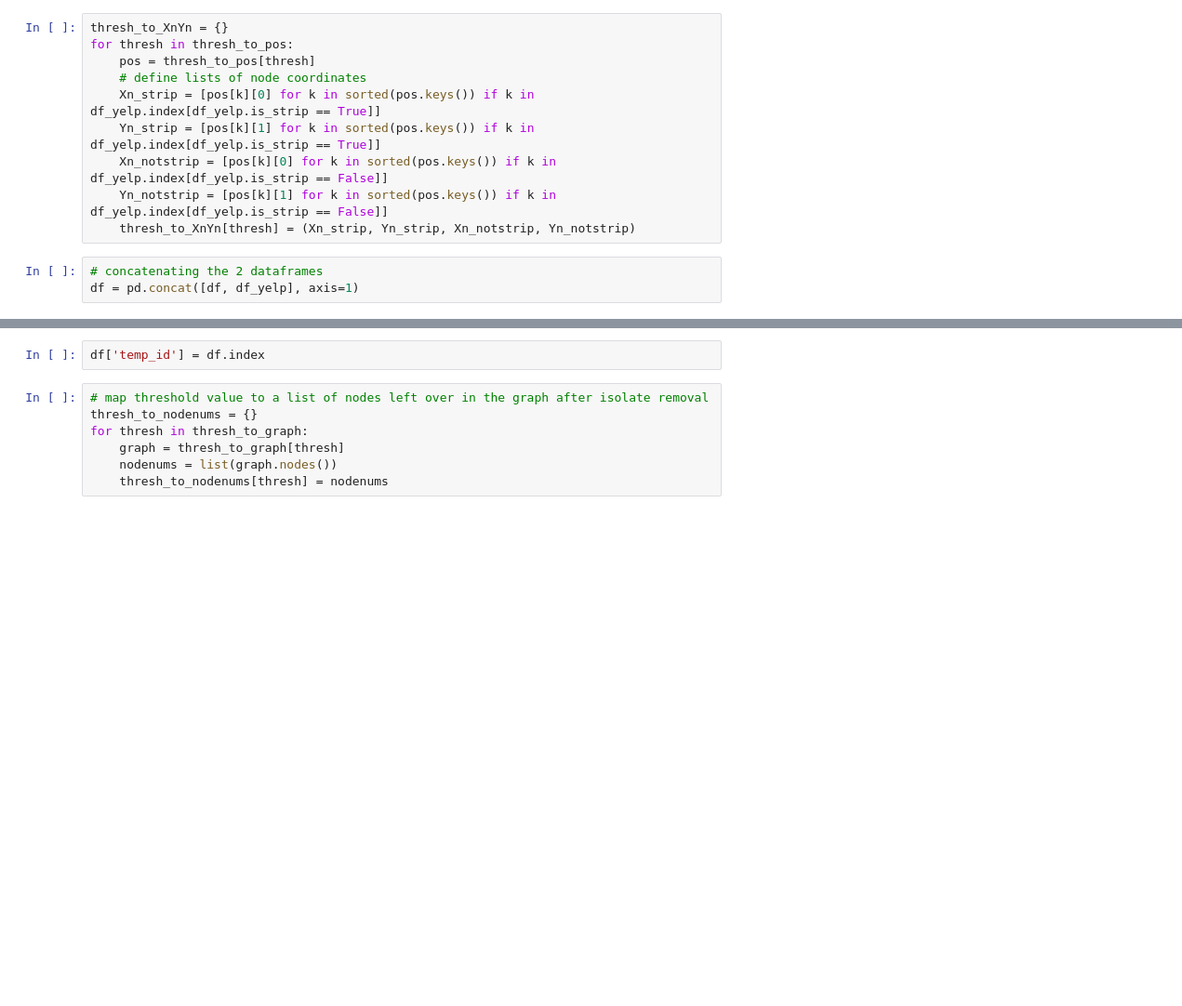
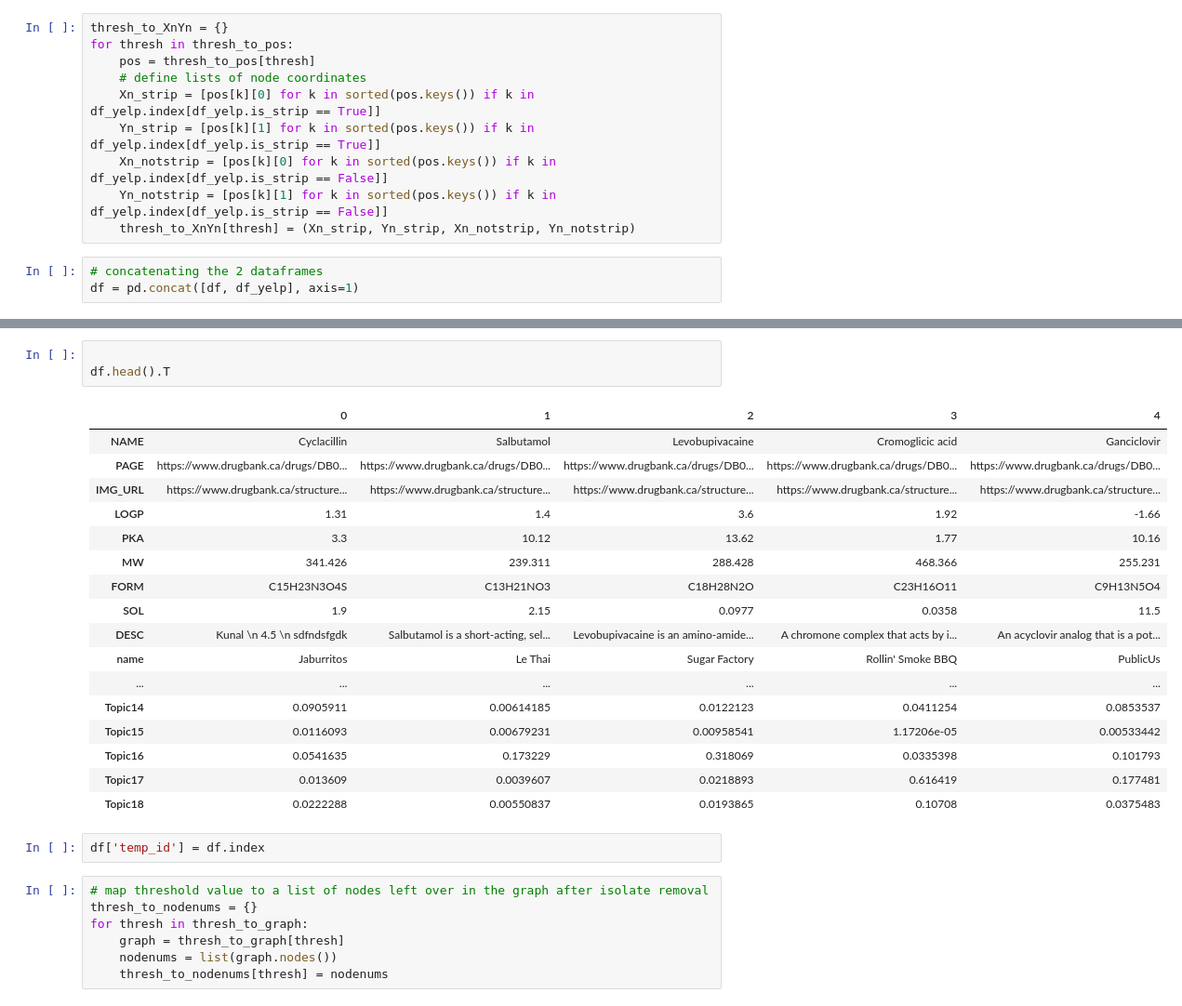
Before and after one commit to kunal-kotian/visualizing_review_networks, a Jupyter notebook: yelp_reviews_restaurant_network_v3.ipynb, the cells around one changed output, grey strips where cells are left out. Shown: that part at 93% size. Cells and saved outputs as stored; diff of their text form; blank space fills up the shorter version.

```diff
--- a/yelp_reviews_restaurant_network_v3.ipynb
+++ b/yelp_reviews_restaurant_network_v3.ipynb
@@ -133,3 +147,24 @@ df.head()
+# %%
+
+df.head().T
+# %% [output]
+|  | 0 | 1 | 2 | 3 | 4 |
+| NAME | Cyclacillin | Salbutamol | Levobupivacaine | Cromoglicic acid | Ganciclovir |
+| PAGE | https://www.drugbank.ca/drugs/DB0... | https://www.drugbank.ca/drugs/DB0... | https://www.drugbank.ca/drugs/DB0... | https://www.drugbank.ca/drugs/DB0... | https://www.drugbank.ca/drugs/DB0... |
+| IMG_URL | https://www.drugbank.ca/structure... | https://www.drugbank.ca/structure... | https://www.drugbank.ca/structure... | https://www.drugbank.ca/structure... | https://www.drugbank.ca/structure... |
+| LOGP | 1.31 | 1.4 | 3.6 | 1.92 | -1.66 |
+| PKA | 3.3 | 10.12 | 13.62 | 1.77 | 10.16 |
+| MW | 341.426 | 239.311 | 288.428 | 468.366 | 255.231 |
+| FORM | C15H23N3O4S | C13H21NO3 | C18H28N2O | C23H16O11 | C9H13N5O4 |
+| SOL | 1.9 | 2.15 | 0.0977 | 0.0358 | 11.5 |
+| DESC | Kunal \n 4.5 \n sdfndsfgdk | Salbutamol is a short-acting, sel... | Levobupivacaine is an amino-amide... | A chromone complex that acts by i... | An acyclovir analog that is a pot... |
+| name | Jaburritos | Le Thai | Sugar Factory | Rollin' Smoke BBQ | PublicUs |
+| ... | ... | ... | ... | ... | ... |
+| Topic14 | 0.0905911 | 0.00614185 | 0.0122123 | 0.0411254 | 0.0853537 |
+| Topic15 | 0.0116093 | 0.00679231 | 0.00958541 | 1.17206e-05 | 0.00533442 |
+| Topic16 | 0.0541635 | 0.173229 | 0.318069 | 0.0335398 | 0.101793 |
+| Topic17 | 0.013609 | 0.0039607 | 0.0218893 | 0.616419 | 0.177481 |
+| Topic18 | 0.0222288 | 0.00550837 | 0.0193865 | 0.10708 | 0.0375483 |
 # %%
 df['temp_id'] = df.index
 # %%
```
Also changed, not shown: parts of 10 cells of this notebook.
